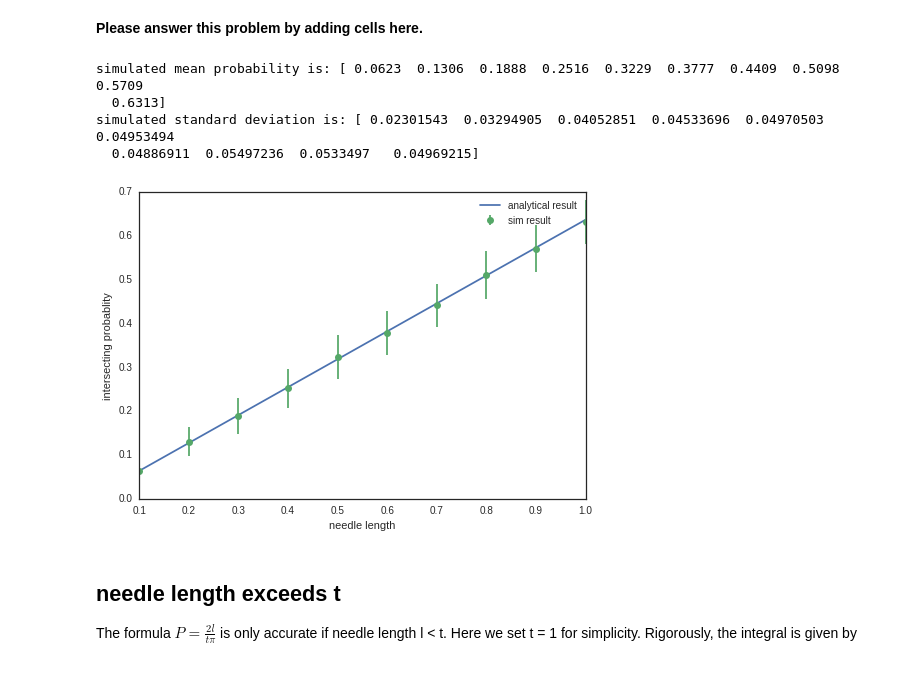
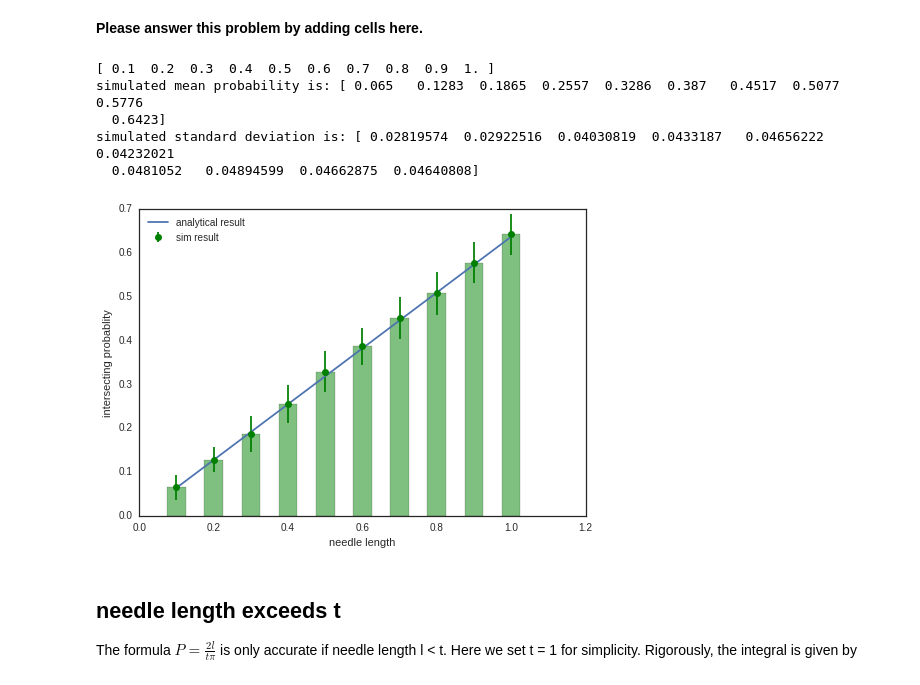
Before and after one commit to kevinchen1000/2016, a Jupyter notebook: Homework/AM207_yufengkevinchen_HW1.ipynb, the cells around one changed output. Cells and saved outputs as stored; diff of their text form; code cells hidden in the pictures.

```diff
--- a/Homework/AM207_yufengkevinchen_HW1.ipynb
+++ b/Homework/AM207_yufengkevinchen_HW1.ipynb
@@ -73,41 +73,43 @@ for ind, length in enumerate(needle_length):
 
     local_result = np.zeros(num_sim,dtype='float')
     for i in np.arange(num_sim):
         #generate random numbers
         X =     np.random.uniform(low=0,high=1/2.0,size=N_total)
         theta = np.random.uniform(low=0,high=np.pi/2.0,size=N_total)
 
         #determine if intersects
         is_intersect =  (X/np.sin(theta) <= length/2.0)
 
         #sum up number of intersects
         N_intersect = np.sum(is_intersect)
 
         local_result[i] = N_intersect/float(N_total)
 
     #record the probablity
     sim_result[ind] = np.mean(local_result)
     sim_std[ind]=np.std(local_result)
 
 
 #plot solution
 plt.plot(needle_length,ana_result, label = 'analytical result')
-plt.errorbar(needle_length,sim_result, yerr = sim_std, fmt= 'o', label = 'sim result')
-
+plt.errorbar(needle_length,sim_result, yerr = sim_std, fmt= 'o', label = 'sim result',color='green')
+plt.bar(needle_length-0.025,sim_result,width=0.05,color='green',alpha=0.5)
+print needle_length
 plt.xlabel('needle length')
 plt.ylabel('intersecting probablity')
-plt.legend()
+plt.legend(loc=2)
 
 print 'simulated mean probability is:' ,sim_result
 print 'simulated standard deviation is:' ,sim_std
 #for ind, i in enumerate(needle_length):
 #    print ind,i
 # %% [output]
-simulated mean probability is: [ 0.0623  0.1306  0.1888  0.2516  0.3229  0.3777  0.4409  0.5098  0.5709
-  0.6313]
-simulated standard deviation is: [ 0.02301543  0.03294905  0.04052851  0.04533696  0.04970503  0.04953494
-  0.04886911  0.05497236  0.0533497   0.04969215]
+[ 0.1  0.2  0.3  0.4  0.5  0.6  0.7  0.8  0.9  1. ]
+simulated mean probability is: [ 0.065   0.1283  0.1865  0.2557  0.3286  0.387   0.4517  0.5077  0.5776
+  0.6423]
+simulated standard deviation is: [ 0.02819574  0.02922516  0.04030819  0.0433187   0.04656222  0.04232021
+  0.0481052   0.04894599  0.04662875  0.04640808]
-[figure, old version]
+[figure, new version]
 # %% [markdown]
 ## needle length exceeds t
 
```
Also changed, not shown: parts of 15 cells of this notebook.
